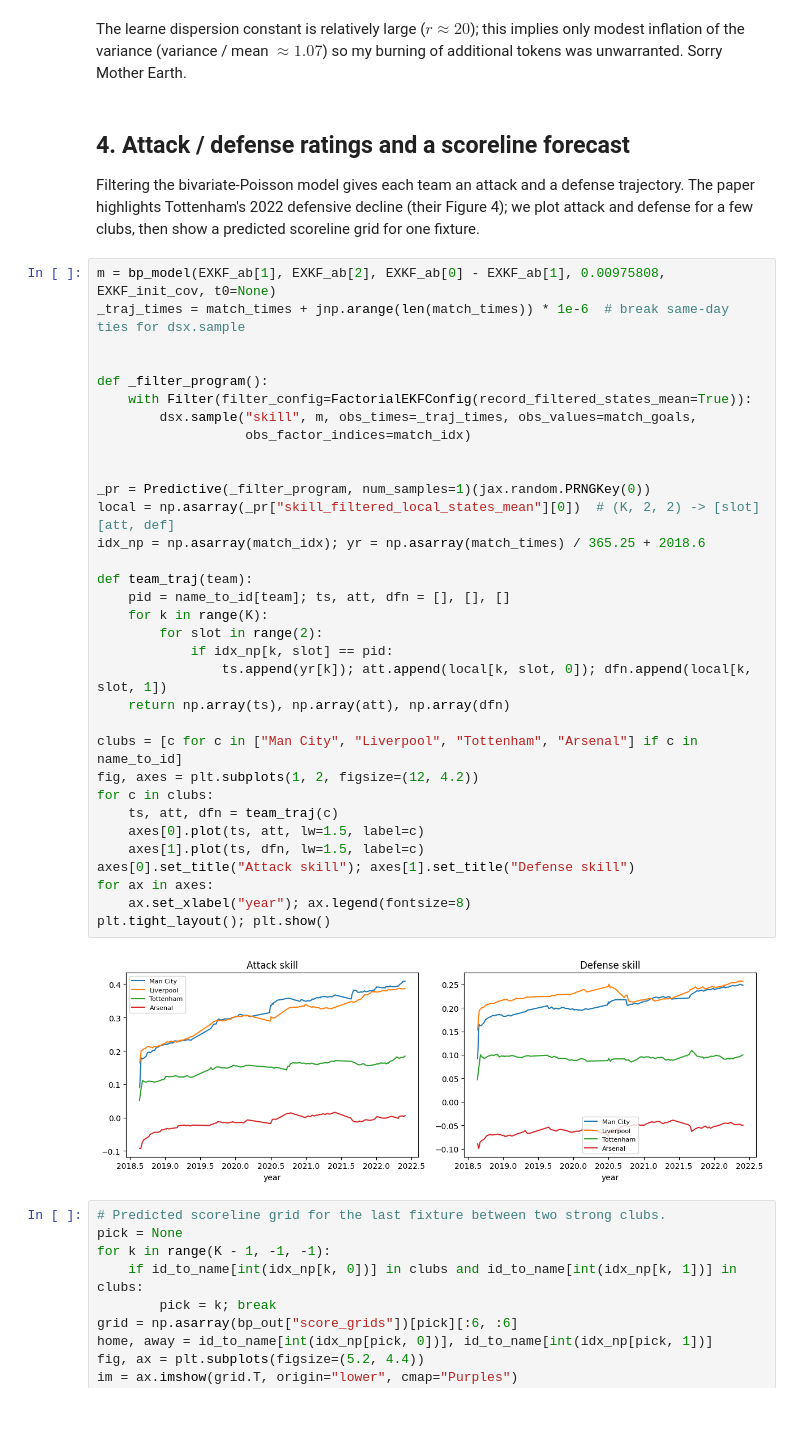
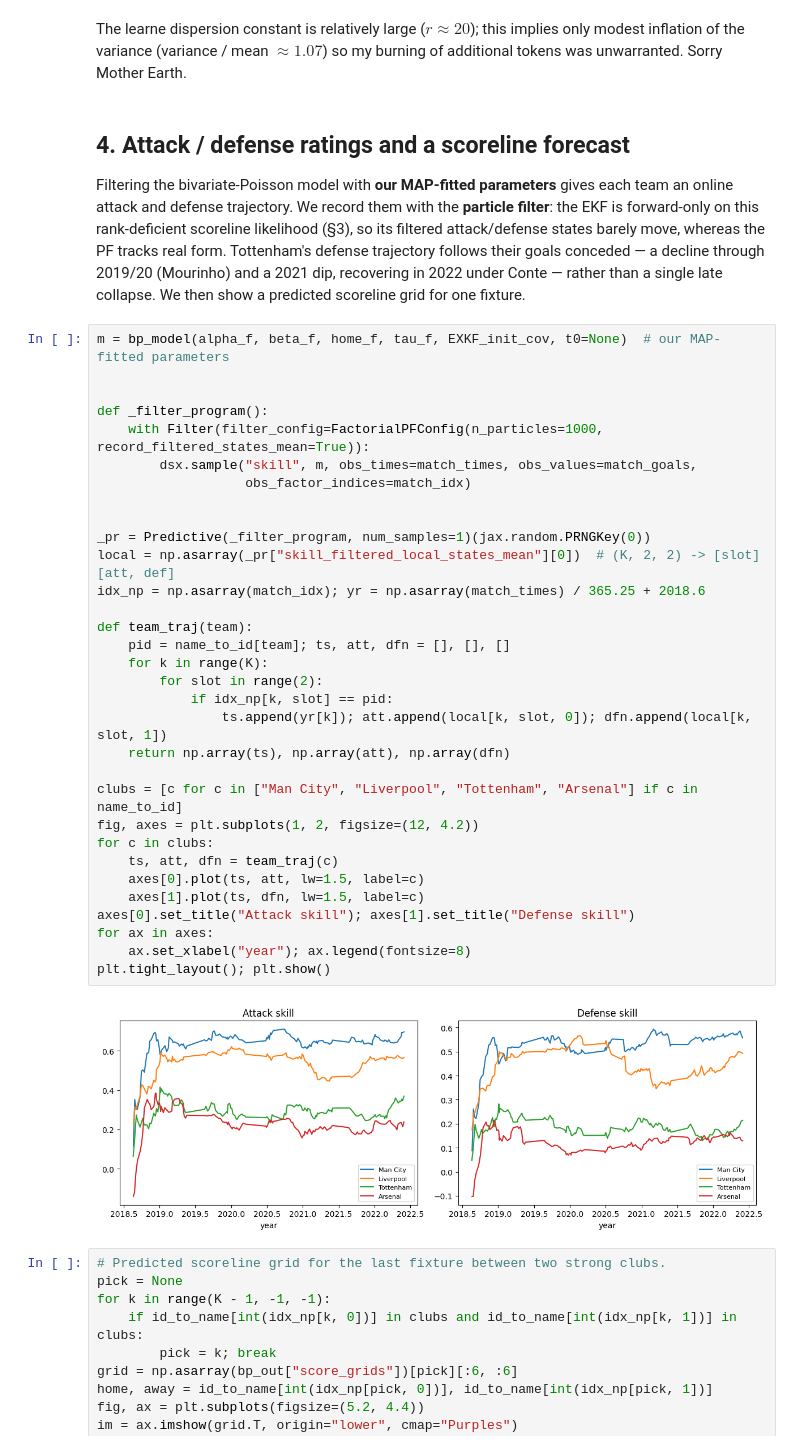
Before and after one commit to DanWaxman/dynestyx, a Jupyter notebook: docs/deep_dives/duffield_football_epl.ipynb, the cells around one changed output. Saved outputs shown, nothing was run; the diff lists cells and outputs as text; blank space fills up the shorter version.

Commit message:
Fix EPL attack/defense trajectory: MAP params + particle filter
The attack/defense trajectory plot used Duffield's EKF parameters and the EKF
backend, which is forward-only on the rank-deficient bivariate-Poisson likelihood
(see Part A) -- so the recorded attack/defense states barely move (Tottenham's
defense was flat at ~+0.10 the whole period) and the "defensive collapse" the
caption claimed was invisible.

Record the trajectory with our MAP-fitted parameters and the faithful particle
filter instead. The PF states track real form: Tottenham's defense follows their
goals conceded -- a decline through 2019/20 (Mourinho) and a 2021 dip, recovering
in 2022 under Conte -- which the EKF could not show. Corrected the caption
accordingly (the data has no single late "2022 collapse"; that was a mis-reading).
match_times is already ramped, so the cell's redundant tie-break is dropped.

Co-Authored-By: Claude Opus 4.8 <noreply@anthropic.com>

```diff
--- a/docs/deep_dives/duffield_football_epl.ipynb
+++ b/docs/deep_dives/duffield_football_epl.ipynb
@@ -290,42 +290,41 @@ The learne dispersion constant is relatively large ($r \approx 20$); this implie
 # %% [markdown]
 ## 4. Attack / defense ratings and a scoreline forecast
 
-Filtering the bivariate-Poisson model gives each team an attack and a defense trajectory. The paper highlights Tottenham's 2022 defensive decline (their Figure 4); we plot attack and defense for a few clubs, then show a predicted scoreline grid for one fixture.
+Filtering the bivariate-Poisson model with **our MAP-fitted parameters** gives each team an online attack and defense trajectory. We record them with the **particle filter**: the EKF is forward-only on this rank-deficient scoreline likelihood (§3), so its filtered attack/defense states barely move, whereas the PF tracks real form. Tottenham's defense trajectory follows their goals conceded — a decline through 2019/20 (Mourinho) and a 2021 dip, recovering in 2022 under Conte — rather than a single late collapse. We then show a predicted scoreline grid for one fixture.
 # %%
-m = bp_model(EXKF_ab[1], EXKF_ab[2], EXKF_ab[0] - EXKF_ab[1], 0.00975808, EXKF_init_cov, t0=None)
-_traj_times = match_times + jnp.arange(len(match_times)) * 1e-6  # break same-day ties for dsx.sample
+m = bp_model(alpha_f, beta_f, home_f, tau_f, EXKF_init_cov, t0=None)  # our MAP-fitted parameters
 
 
 def _filter_program():
-    with Filter(filter_config=FactorialEKFConfig(record_filtered_states_mean=True)):
-        dsx.sample("skill", m, obs_times=_traj_times, obs_values=match_goals,
+    with Filter(filter_config=FactorialPFConfig(n_particles=1000, record_filtered_states_mean=True)):
+        dsx.sample("skill", m, obs_times=match_times, obs_values=match_goals,
                    obs_factor_indices=match_idx)
 
 
 _pr = Predictive(_filter_program, num_samples=1)(jax.random.PRNGKey(0))
 local = np.asarray(_pr["skill_filtered_local_states_mean"][0])  # (K, 2, 2) -> [slot][att, def]
 idx_np = np.asarray(match_idx); yr = np.asarray(match_times) / 365.25 + 2018.6
 
 def team_traj(team):
     pid = name_to_id[team]; ts, att, dfn = [], [], []
     for k in range(K):
         for slot in range(2):
             if idx_np[k, slot] == pid:
                 ts.append(yr[k]); att.append(local[k, slot, 0]); dfn.append(local[k, slot, 1])
     return np.array(ts), np.array(att), np.array(dfn)
 
 clubs = [c for c in ["Man City", "Liverpool", "Tottenham", "Arsenal"] if c in name_to_id]
 fig, axes = plt.subplots(1, 2, figsize=(12, 4.2))
 for c in clubs:
     ts, att, dfn = team_traj(c)
     axes[0].plot(ts, att, lw=1.5, label=c)
     axes[1].plot(ts, dfn, lw=1.5, label=c)
 axes[0].set_title("Attack skill"); axes[1].set_title("Defense skill")
 for ax in axes:
     ax.set_xlabel("year"); ax.legend(fontsize=8)
 plt.tight_layout(); plt.show()
 # %% [output]
-[figure, old version]
+[figure, new version]
 # %%
 # Predicted scoreline grid for the last fixture between two strong clubs.
 pick = None
```
